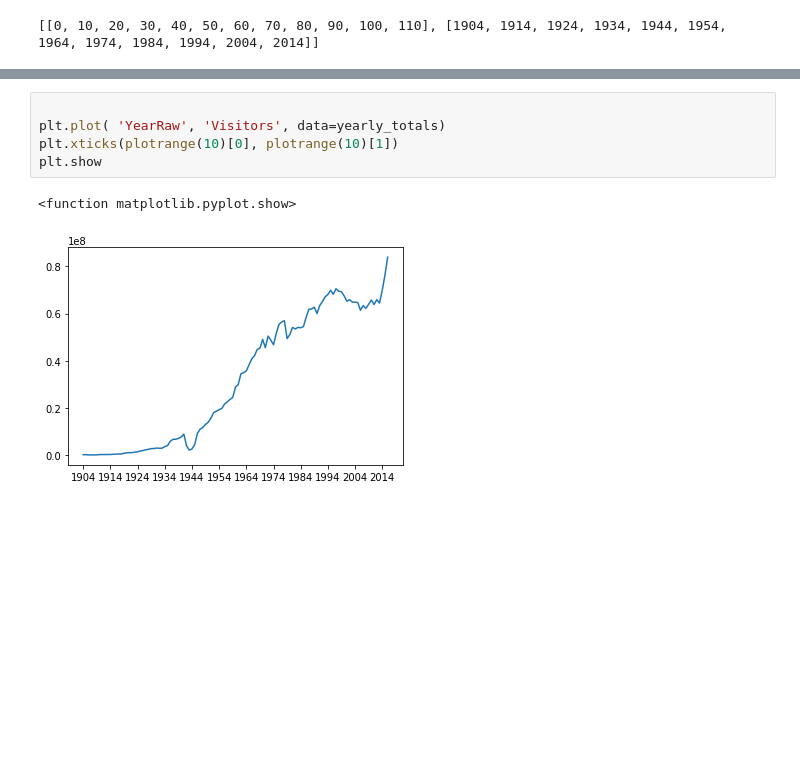
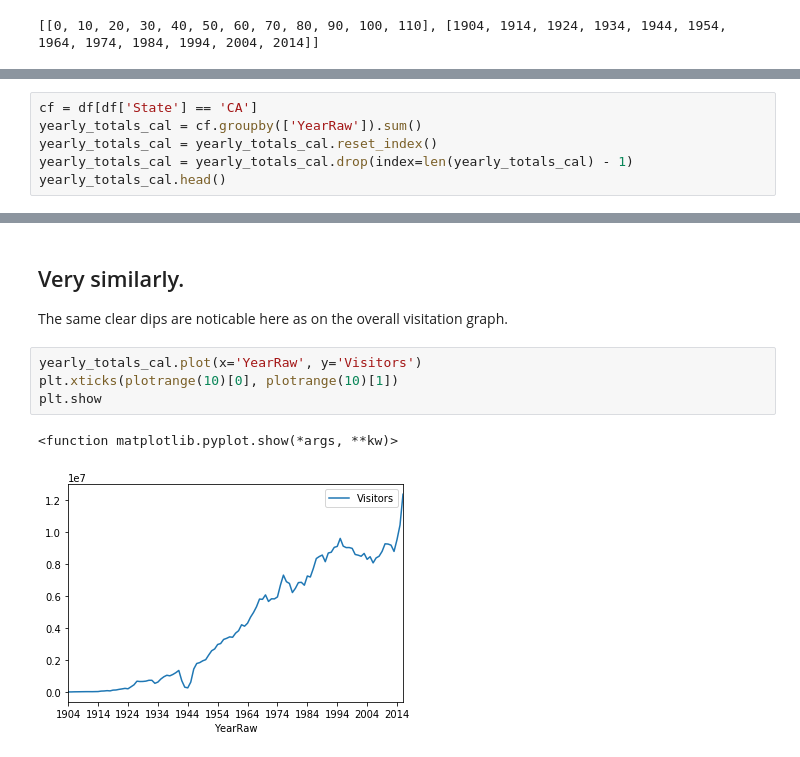
Before and after one commit to colo6299/notebook-holder, a Jupyter notebook: Untitled Folder/NationalParksAnalysis.ipynb, the cells around one changed output, grey strips where cells are left out. Saved outputs shown, nothing was run; the diff lists cells and outputs as text; blank space fills up the shorter version.

```diff
--- a/Untitled Folder/NationalParksAnalysis.ipynb
+++ b/Untitled Folder/NationalParksAnalysis.ipynb
@@ -131,0 +176,6 @@ print(plotrange(10))
+# %%
+cf = df[df['State'] == 'CA']
+yearly_totals_cal = cf.groupby(['YearRaw']).sum()
+yearly_totals_cal = yearly_totals_cal.reset_index()
+yearly_totals_cal = yearly_totals_cal.drop(index=len(yearly_totals_cal) - 1)
+yearly_totals_cal.head()
@@ -132,8 +189,11 @@ print(plotrange(10))
+# %% [markdown]
+## Very similarly.
+
+The same clear dips are noticable here as on the overall visitation graph.
 # %%
-
-plt.plot( 'YearRaw', 'Visitors', data=yearly_totals)
+yearly_totals_cal.plot(x='YearRaw', y='Visitors')
 plt.xticks(plotrange(10)[0], plotrange(10)[1])
 plt.show
 # %% [output]
-<function matplotlib.pyplot.show>
+<function matplotlib.pyplot.show(*args, **kw)>
-[figure, old version]
+[figure, new version]
```
Also changed, not shown: parts of 27 cells of this notebook.
